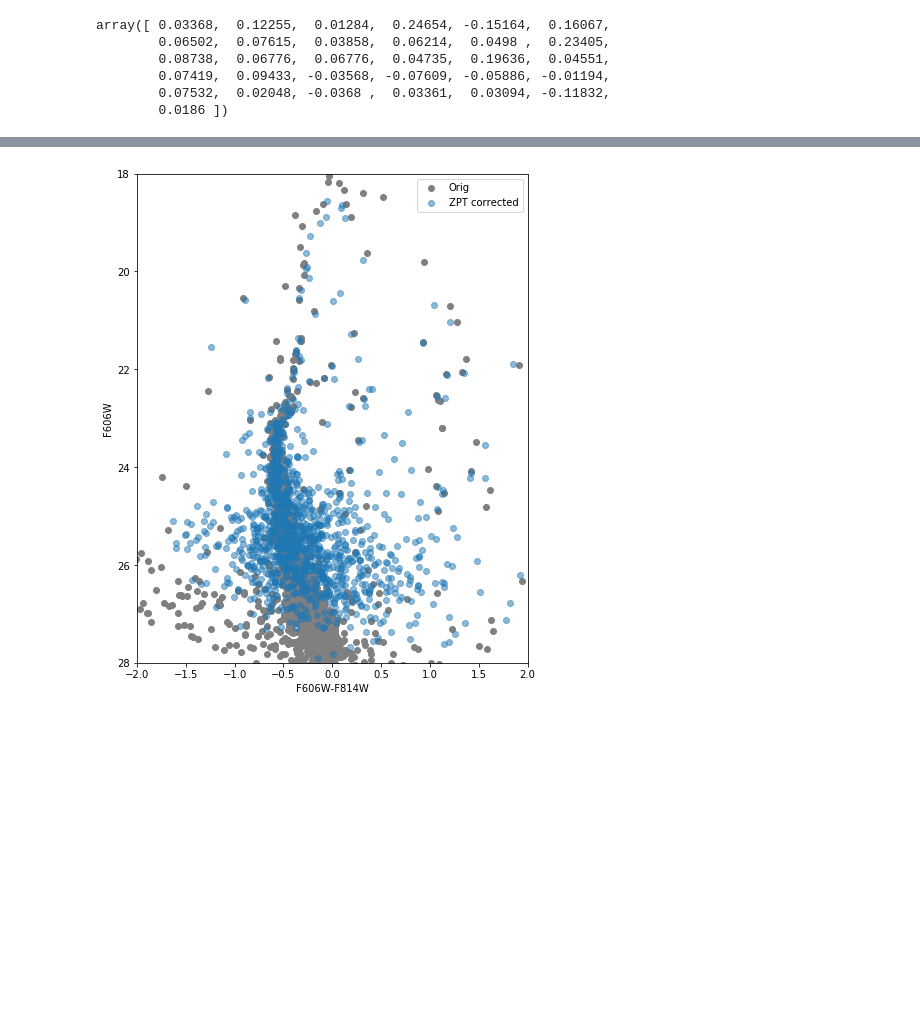
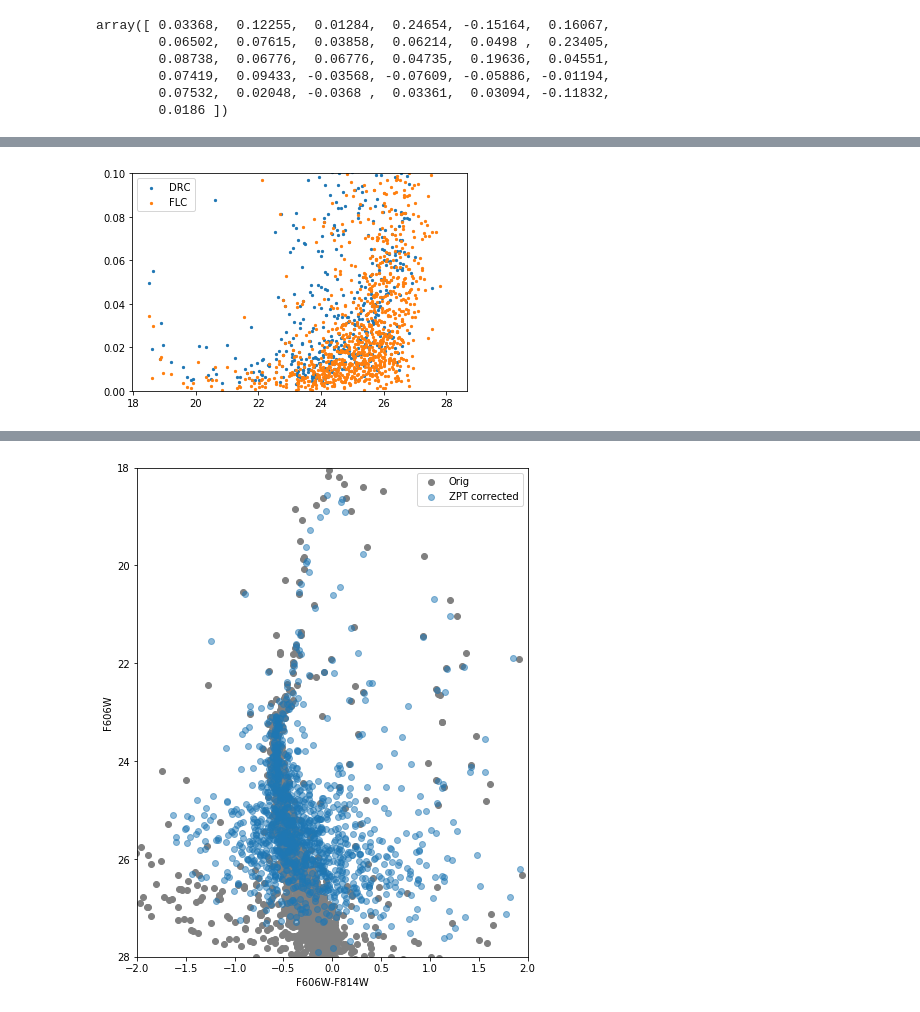
Before and after one commit to hrichstein/treasuryPipeline, a Jupyter notebook: cmdsOfdiffMags.ipynb, the cells around one changed output, grey strips where cells are left out. Cells and saved outputs as stored; diff of their text form; code cells hidden in the pictures; blank space fills up the shorter version.

```diff
--- a/cmdsOfdiffMags.ipynb
+++ b/cmdsOfdiffMags.ipynb
@@ -8,0 +11,2 @@ data = np.genfromtxt('drc_flc_match/flcs_w_drcMAGS.dat',names=True)
+# %%
+drc_pix = np.genfromtxt('magsWerrs0811/HORI_final_0612.dat',names=True)
@@ -97,0 +142,14 @@ sc_mean_814_all=sc_mean_814_all.flatten()
+# %%
+fig, ax = plt.subplots()
+
+# ax.scatter(orig['magRaw_v'],orig['magErr_v'],label='DRC',s=5)
+# ax.scatter(orig['magRaw_v'],orig['corrM_errV'],label='DRC',s=5)
+ax.scatter(drc_pix['median_f606w'],drc_pix['stdev_f606w'],label='DRC',s=5)
+ax.scatter(lit_all['mean_f606w'],lit_all['stdev_f606w'],label='FLC',s=5)
+
+ax.legend()
+
+ax.set_ylim(0,0.1)
+plt.show()
+# %% [output]
+[figure, added]
```
Also changed, not shown: parts of 11 cells of this notebook, 13 other files.
